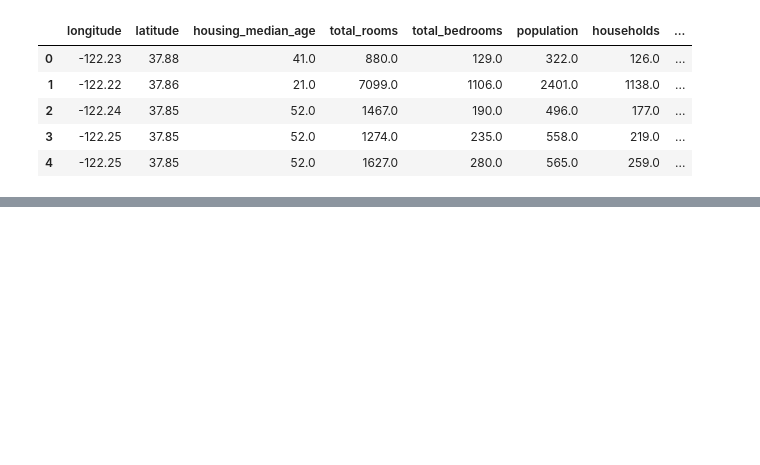
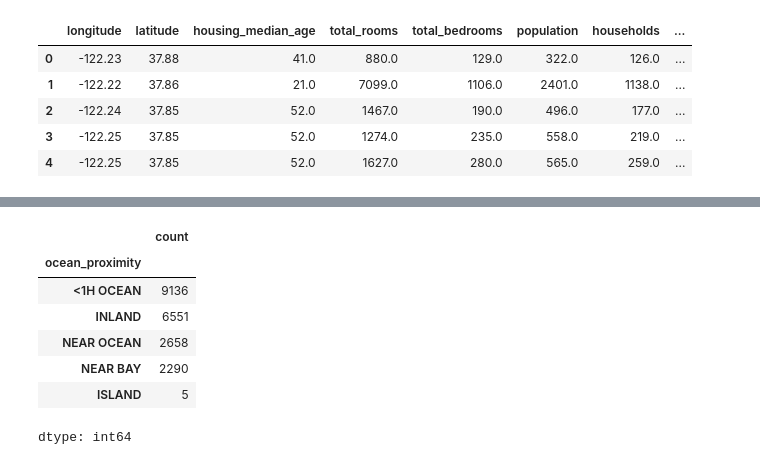
Before and after one commit to declau/hands-on-ml-scikit-learn, a Jupyter notebook: function_to_fetch_data.ipynb, the cells around one changed output, grey strips where cells are left out. Saved outputs shown, nothing was run; the diff lists cells and outputs as text; code cells hidden in the pictures; blank space fills up the shorter version.

```diff
--- a/function_to_fetch_data.ipynb
+++ b/function_to_fetch_data.ipynb
@@ -38,0 +59,11 @@ housing.head()
+# %%
+housing["ocean_proximity"].value_counts()
+# %% [output]
+|  | count |
+| ocean_proximity |  |
+| <1H OCEAN | 9136 |
+| INLAND | 6551 |
+| NEAR OCEAN | 2658 |
+| NEAR BAY | 2290 |
+| ISLAND | 5 |
+dtype: int64
```
Also changed, not shown: parts of 2 cells of this notebook.
